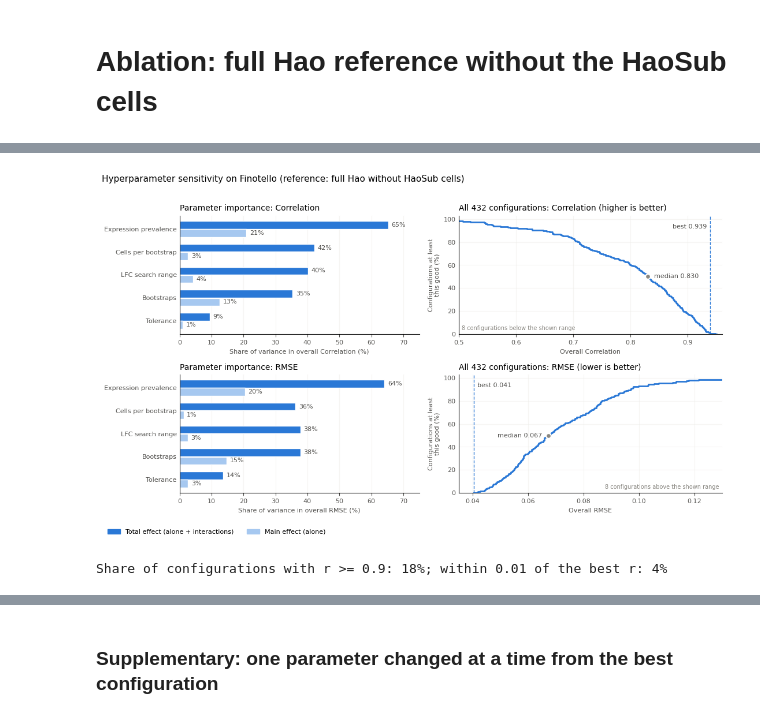
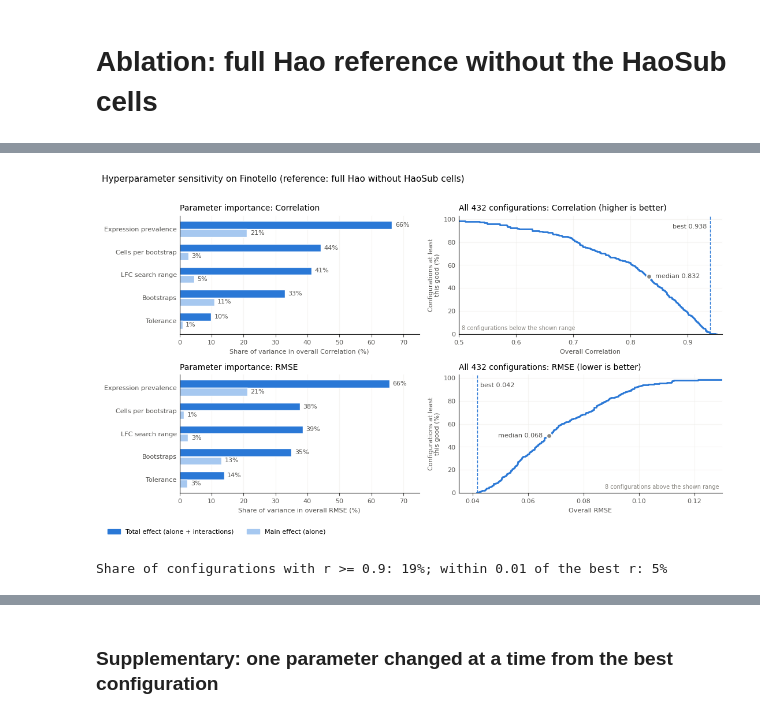
Before and after one commit to ComputationalBiomedicineGroup/rectangle_paper, a Jupyter notebook: notebooks/ablation.ipynb, the cells around one changed output, grey strips where cells are left out. Saved outputs shown, nothing was run; the diff lists cells and outputs as text; code cells hidden in the pictures.

```diff
--- a/notebooks/ablation.ipynb
+++ b/notebooks/ablation.ipynb
@@ -15,10 +38,11 @@ import numpy as np
 import matplotlib.pyplot as plt
 from matplotlib.patches import Patch
 
+# Results from the 2026-10-08 rerun (CSV matches finotello_rankings.html).
 # the grid is a full factorial (3 x 4 x 3 x 3 x 4 = 432), so variance shares come straight from group means:
 # main effect  = Var(E[Y | parameter]) / Var(Y)            -> the parameter alone
 # total effect = 1 - Var(E[Y | all other parameters]) / Var(Y) -> the parameter plus all its interactions
-grid = pd.read_csv('../data/ablation/finotello_hyperparameter_search_hao_disjoint.csv')
+grid = pd.read_csv('../data/ablation/finotello_hyperparameter_search_hao_disjoint_rerun_2026_10_08.csv')
 best = grid.loc[grid['combined_position'].idxmin()]
 parameter_names = {
     'prevalence': 'Expression prevalence',
@@ -92,37 +116,37 @@ for row, (metric, metric_name) in enumerate(metrics):
                 fontsize=7, color=muted)
     ax.set_ylim(0, 103)
     ax.set_xlabel(f'Overall {metric_name}', fontsize=8, color=ink)
-    ax.set_ylabel('Configurations at least\nthis good (%)', fontsize=8, color=ink)
+    ax.set_ylabel('Configurations at least' + chr(10) + 'this good (%)', fontsize=8, color=ink)
     direction = 'higher' if metric == 'overall_correlation' else 'lower'
     ax.set_title(f'All 432 configurations: {metric_name} ({direction} is better)', fontsize=10, loc='left')
     ax.grid(color='#eeede9', linewidth=0.8)
     ax.set_axisbelow(True)
 
 for ax in axes.flat:
     for side in ['top', 'right']:
         ax.spines[side].set_visible(False)
     ax.tick_params(labelsize=8, colors=ink)
     ax.tick_params(axis='y', length=0)
 
 fig.legend(handles=[Patch(color=total_color, label='Total effect (alone + interactions)'),
                     Patch(color=main_color, label='Main effect (alone)')],
            loc='lower left', ncol=2, frameon=False, fontsize=8, bbox_to_anchor=(0.01, -0.01))
 fig.suptitle('Hyperparameter sensitivity on Finotello (reference: full Hao without HaoSub cells)',
              fontsize=11, x=0.01, ha='left')
 plt.tight_layout(rect=(0, 0.04, 1, 0.97))
 plt.savefig('../output/ablation_fino_parameter_importance.png', dpi=300, bbox_inches='tight')
 plt.show()
 
 summary = sensitivity.mul(100).round(1)
 summary.columns = [f'{metric_name} {effect} effect (%)' for (metric, effect), metric_name in
                    zip(summary.columns, ['Correlation'] * 2 + ['RMSE'] * 2)]
 summary = summary.loc[order[::-1]].rename(index=parameter_names)
 summary.to_csv('../output/ablation_fino_parameter_importance.csv')
 print(f"Share of configurations with r >= 0.9: {(grid['overall_correlation'] >= 0.9).mean():.0%}; "
       f"within 0.01 of the best r: {(grid['overall_correlation'] >= best['overall_correlation'] - 0.01).mean():.0%}")
 summary
 # %% [output]
-[figure, old version]
+[figure, new version]
-Share of configurations with r >= 0.9: 18%; within 0.01 of the best r: 4%
+Share of configurations with r >= 0.9: 19%; within 0.01 of the best r: 5%
 |  | Correlation main effect (%) | Correlation total effect (%) | RMSE main effect (%) | RMSE total effect (%) |
 | parameter |  |  |  |  |
```
Also changed, not shown: parts of 29 cells of this notebook.
